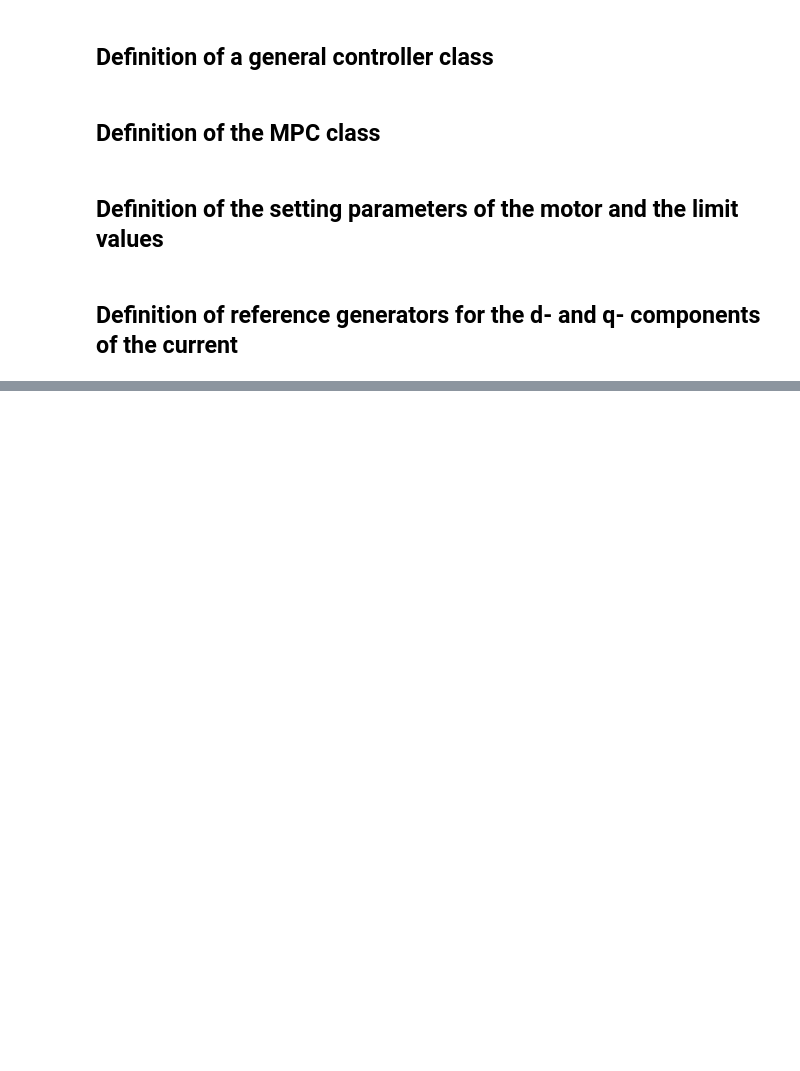
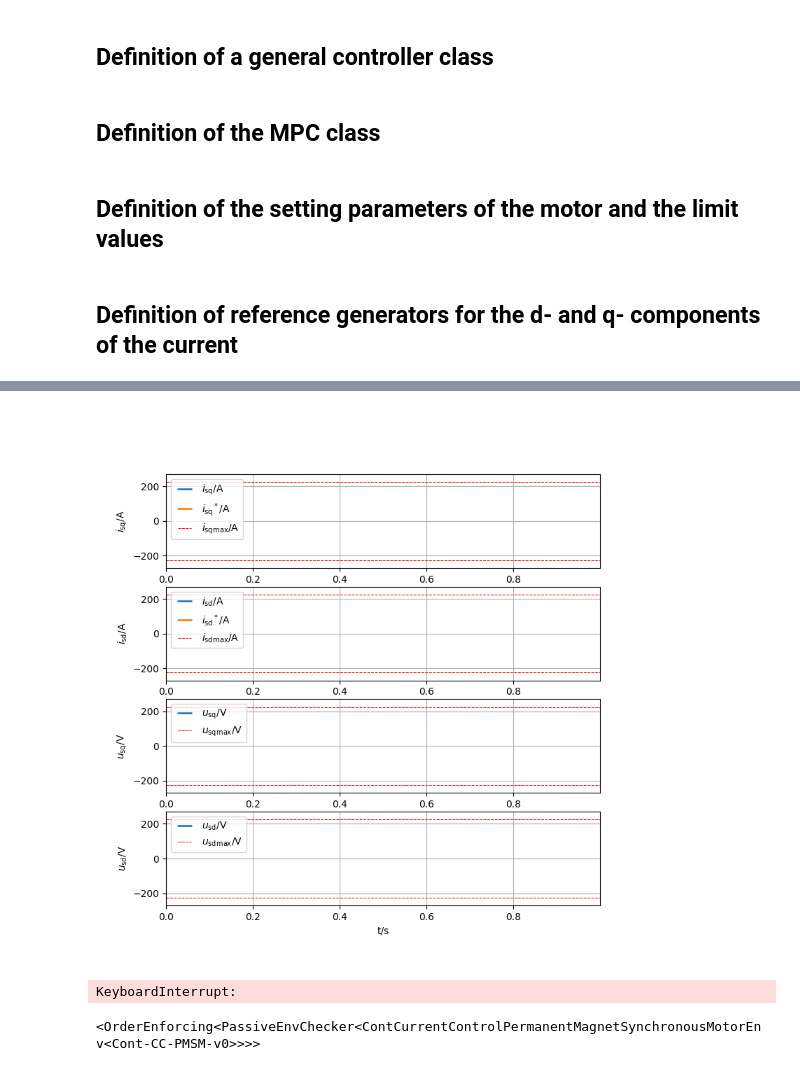
Before and after one commit to upb-lea/gym-electric-motor, a Jupyter notebook: examples/model_predictive_controllers/pmsm_mpc_dq_current_control.ipynb, the cells around one changed output, grey strips where cells are left out. Saved outputs shown, nothing was run; the diff lists cells and outputs as text; code cells hidden in the pictures; blank space fills up the shorter version.

```diff
--- a/examples/model_predictive_controllers/pmsm_mpc_dq_current_control.ipynb
+++ b/examples/model_predictive_controllers/pmsm_mpc_dq_current_control.ipynb
@@ -223,32 +225,38 @@ First, the PMSM is initialized with the previously defined motor parameters and
 ![Graph](img/mpc_currents_voltages.png)
 The graphs show exemplary the currents and voltages for the control of a reference profile.
 # %%
-%matplotlib notebook
-# %matplotlib widget
+#matplotlib notebook
+%matplotlib widget
 # use %matplotlib widget for execution in visual studio code
 visu = MotorDashboard(state_plots=['i_sq', 'i_sd', 'u_sq', 'u_sd'], update_interval=10) # visualization
-env = gem.make('Cont-CC-PMSM-v0',
+motor = Motor(MotorType.PermanentMagnetSynchronousMotor,
+              ControlType.CurrentControl,
+              ActionType.Continuous)
+#'Cont-CC-PMSM-v0'
+env = gem.make(motor.env_id(),
             visualization=visu,
             load=ConstantSpeedLoad(omega_fixed=1000 * np.pi / 30), # Fixed preset speed
-            ode_solver='scipy.solve_ivp', # ODE Solver of the simulation
+            ode_solver=ScipySolveIvpSolver(), # ODE Solver of the simulation
             reference_generator=reference_generator, # initialize the reference generators
 
             # defenitions for the reward function
             reward_function=dict(
                 reward_weights={'i_sq': 1, 'i_sd': 1},
                 reward_power=0.5,
             ),
 
             # definitions for the setting parameters
             supply=dict(u_nominal=400),
             motor=dict(
                 motor_parameter=motor_parameter,
                 limit_values=limit_values,
                 nominal_values=nominal_values
             )
     )
 
 visu.initialize()
+# %% [output]
+[figure, added]
 # %%
 controller = Controller.make('mpc', env, ph=3) # initializing the MPC Controller
 (state, reference), _ = env.reset()
@@ -264,3 +272,9 @@ for i in range(10000): # simulate the PMSM for 10000 steps (1 second)
         controller.reset()
 print('Reward =', cum_rew)
 env.close()
+# %% [output]
+KeyboardInterrupt:
+# %%
+env
+# %% [output]
+<OrderEnforcing<PassiveEnvChecker<ContCurrentControlPermanentMagnetSynchronousMotorEnv<Cont-CC-PMSM-v0>>>>
```
Also changed, not shown: parts of 1 cell of this notebook, 14 other files.
